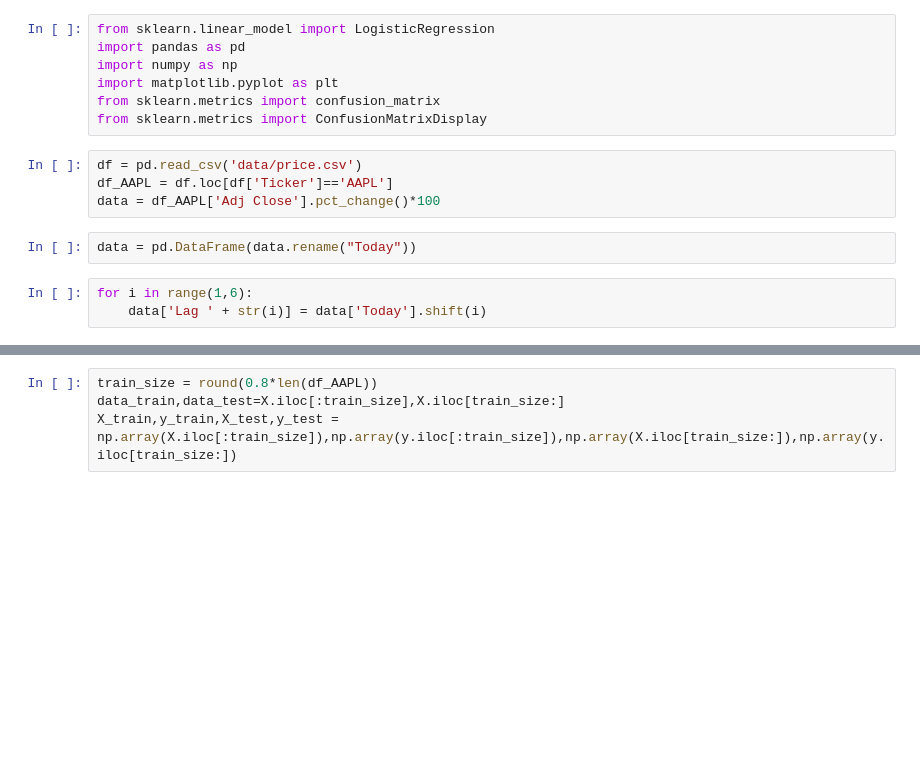
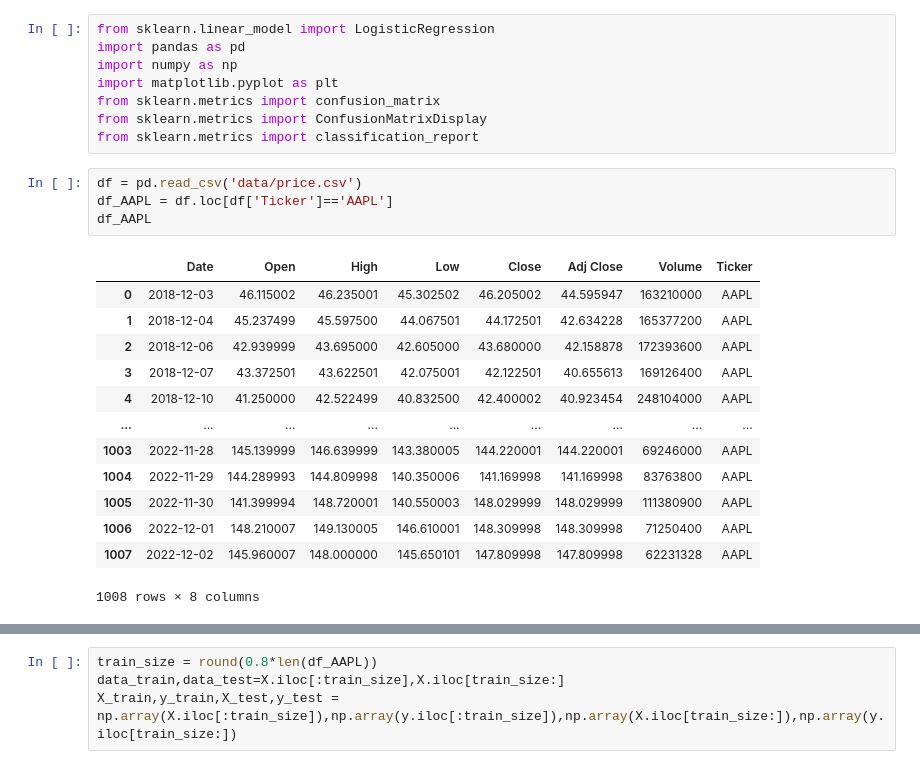
Before and after one commit to le-quoctrung/Introducrtion-to-Data-Science, a Jupyter notebook: LogisticReg.ipynb, the cells around one changed output, grey strips where cells are left out. Drawn from its saved outputs; the diff is of its cells as text; blank space fills up the shorter version.

```diff
--- a/LogisticReg.ipynb
+++ b/LogisticReg.ipynb
@@ -5,12 +5,22 @@ import numpy as np
 import matplotlib.pyplot as plt
 from sklearn.metrics import confusion_matrix
 from sklearn.metrics import ConfusionMatrixDisplay
+from sklearn.metrics import classification_report
 # %%
 df = pd.read_csv('data/price.csv')
 df_AAPL = df.loc[df['Ticker']=='AAPL']
-data = df_AAPL['Adj Close'].pct_change()*100
+df_AAPL
+# %% [output]
+|  | Date | Open | High | Low | Close | Adj Close | Volume | Ticker |
+| 0 | 2018-12-03 | 46.115002 | 46.235001 | 45.302502 | 46.205002 | 44.595947 | 163210000 | AAPL |
+| 1 | 2018-12-04 | 45.237499 | 45.597500 | 44.067501 | 44.172501 | 42.634228 | 165377200 | AAPL |
+| 2 | 2018-12-06 | 42.939999 | 43.695000 | 42.605000 | 43.680000 | 42.158878 | 172393600 | AAPL |
+| 3 | 2018-12-07 | 43.372501 | 43.622501 | 42.075001 | 42.122501 | 40.655613 | 169126400 | AAPL |
+| 4 | 2018-12-10 | 41.250000 | 42.522499 | 40.832500 | 42.400002 | 40.923454 | 248104000 | AAPL |
+| ... | ... | ... | ... | ... | ... | ... | ... | ... |
+| 1003 | 2022-11-28 | 145.139999 | 146.639999 | 143.380005 | 144.220001 | 144.220001 | 69246000 | AAPL |
+| 1004 | 2022-11-29 | 144.289993 | 144.809998 | 140.350006 | 141.169998 | 141.169998 | 83763800 | AAPL |
+| 1005 | 2022-11-30 | 141.399994 | 148.720001 | 140.550003 | 148.029999 | 148.029999 | 111380900 | AAPL |
+| 1006 | 2022-12-01 | 148.210007 | 149.130005 | 146.610001 | 148.309998 | 148.309998 | 71250400 | AAPL |
+| 1007 | 2022-12-02 | 145.960007 | 148.000000 | 145.650101 | 147.809998 | 147.809998 | 62231328 | AAPL |
+1008 rows × 8 columns
-# %%
-data = pd.DataFrame(data.rename("Today"))
-# %%
-for i in range(1,6):
-    data['Lag ' + str(i)] = data['Today'].shift(i)
```
Also changed, not shown: parts of 6 cells of this notebook.
